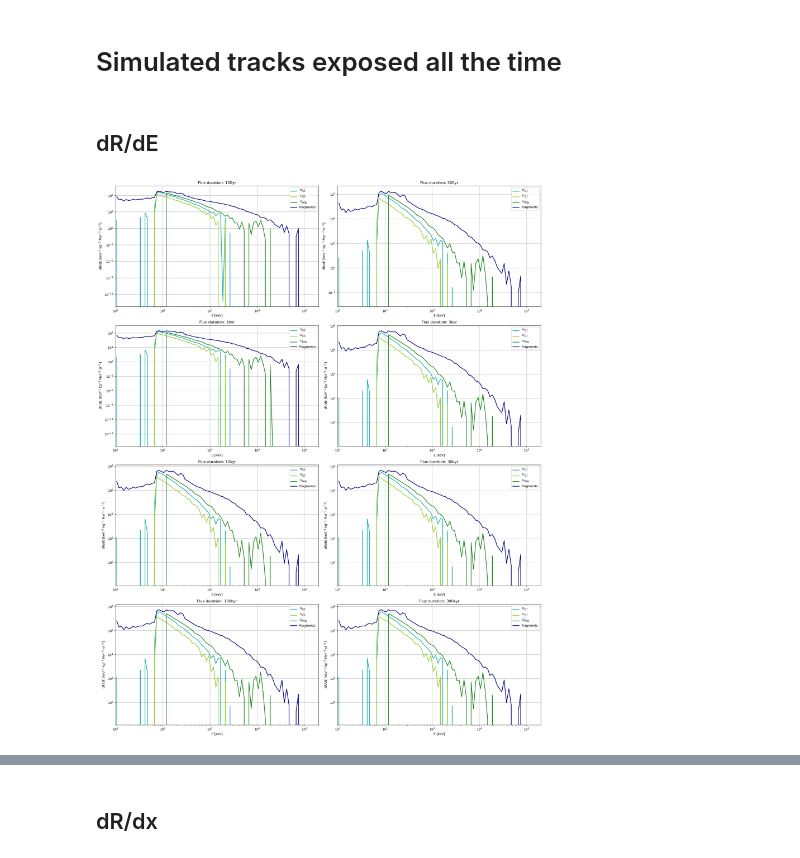
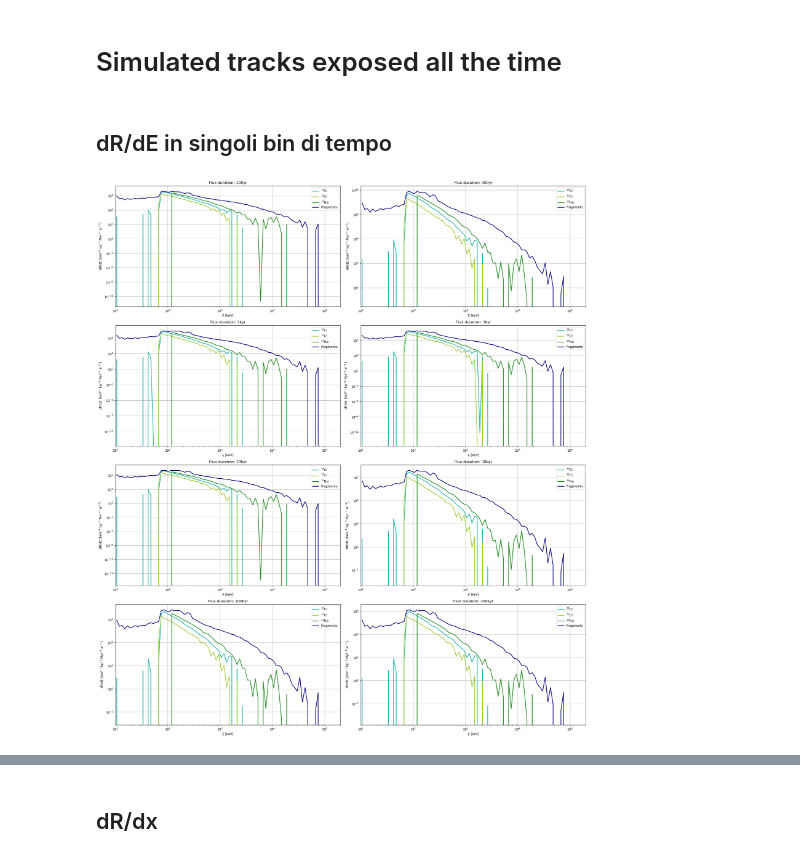
Before and after one commit to fedemaio/Bachelor-Thesis, a Jupyter notebook: all_you_need/geant/exposed_hal.ipynb, the cells around one changed output, grey strips where cells are left out. Cells and saved outputs as stored; diff of their text form; code cells hidden in the pictures.

```diff
--- a/all_you_need/geant/exposed_hal.ipynb
+++ b/all_you_need/geant/exposed_hal.ipynb
@@ -16,19 +16,12 @@ name = ['100yr', '300yr', '1kyr', '3kyr', '10kyr', '30kyr', '100kyr', '300kyr']
 arr_time = [200*1e-6, (650-200)*1e-6, (2000-650)*1e-6, (6500-2000)*1e-6, (0.02-0.0065), (0.065-0.02), (0.2-0.065), (0.27-0.2)] #tempi tra un flusso e l'altro
 tot_time= 0.3 #in Myr
 # %% [markdown]
-## dR/dE
+## dR/dE in singoli bin di tempo
 # %%
-import numpy as np
-import matplotlib.pyplot as plt
-from scipy.interpolate import interp1d
-# Assicurati di avere definite le funzioni log_interp1d, Integration, Count e Stampa
+listfunc = []
 
-listfunc = []
-# Supponiamo che "name" sia una lista di identificatori (stringhe) per le diverse durate, ad esempio:
-# name = ['100yr', '300yr', '1kyr', '3kyr', '10kyr', '30kyr', '100kyr', '300kyr']
-
-# Prepara la figura con 8 subplot (2 righe x 4 colonne)
-fig, axes = plt.subplots(4, 2, figsize=(20, 25))
+# Prepara la figura con 8 subplot (4 righe x 2 colonne)
+fig, axes = plt.subplots(4, 2, figsize=(22, 25))
 axes = axes.flatten()  # per iterare comodamente su ciascun subplot
 
 for idx, i in enumerate(name):
@@ -36,11 +29,12 @@ for idx, i in enumerate(name):
     x, y = np.loadtxt('MuonFluxes/SN20pc' + i + '.txt', usecols=(0, 1), unpack=True)
     y = y[:-1] / np.diff(x)
     x = x[:-1]
+
     # Crea la funzione interpolata in log-spazio e converte l'unità da m^2 a cm^2 (1e-4)
     listfunc.append(log_interp1d(x, 1e-4 * y))
 
     # Integrazione del flusso nel tempo
-    Num = Integration(listfunc, arr_time, tot_time)
+    Num = Integration([listfunc[idx]], [1.] , [1.])
     weight = Num / 1e4  # Ripesa: ho eseguito 1e4 simulazioni, quindi normalizzo per un count singolo
 
     # Definisce i parametri per la distribuzione di energia
@@ -64,31 +58,31 @@ for idx, i in enumerate(name):
 
     # Interpola i conteggi normalizzati per ciascun nucleo
     F35 = interp1d(Er_mid, Conta[0] / Er_width, fill_value='extrapolate')
     F37 = interp1d(Er_mid, Conta[1] / Er_width, fill_value='extrapolate')
     F23 = interp1d(Er_mid, Conta[2] / Er_width, fill_value='extrapolate')
 
     # Seleziona il subplot corrente
     ax = axes[idx]
 
     # Effettua il plot in scala log-log
     ax.loglog(Er_mid * 1e3, F35(Er_mid) * 1e-3 / (length * rho), label="$^{35}$Cl", linewidth=2, color='lightseagreen')
     ax.loglog(Er_mid * 1e3, F37(Er_mid) * 1e-3 / (length * rho), label="$^{37}$Cl", linewidth=2, color='yellowgreen')
     ax.loglog(Er_mid * 1e3, F23(Er_mid) * 1e-3 / (length * rho), label="$^{23}$Na", linewidth=2, color='forestgreen')
     ax.loglog(Er_mid * 1e3, Frag * 1e-3 / Er_width / (length * rho), label="Fragments", linewidth=2, color='navy')
 
     ax.set_xlabel("E [keV]")
     ax.set_ylabel("dR/dE [keV$^{-1}$ kg$^{-1}$ Myr$^{-1}$ sr$^{-1}$]")
     ax.set_xlim(1e1, 2e5)
     ax.grid(True)
     ax.legend()
 
     ax.set_title("Flux duration: " + i)
     # Salva i dati o esegui ulteriori operazioni con la funzione Stampa
     Stampa('20pc', i, Conta, Er)
     #print(i)
 
 plt.tight_layout()
 plt.savefig("recoil_halite/plot/nuclear_recoil_20pc_all.png", bbox_inches="tight")
 plt.show()
 # %% [output]
-[figure, old version]
+[figure, new version]
```
Also changed, not shown: parts of 10 cells of this notebook, 37 other files.
